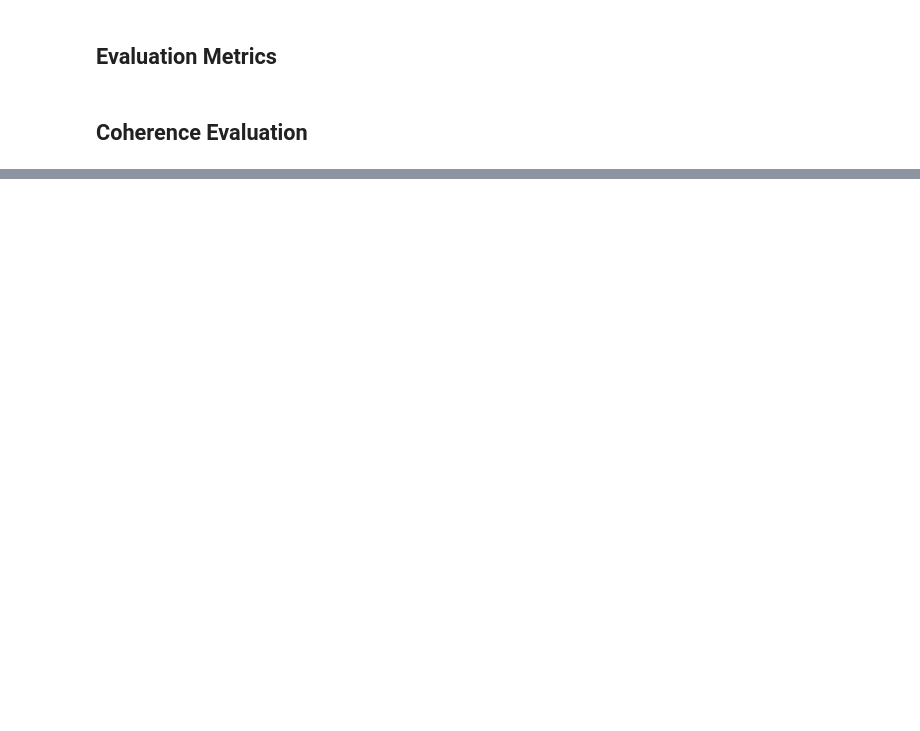
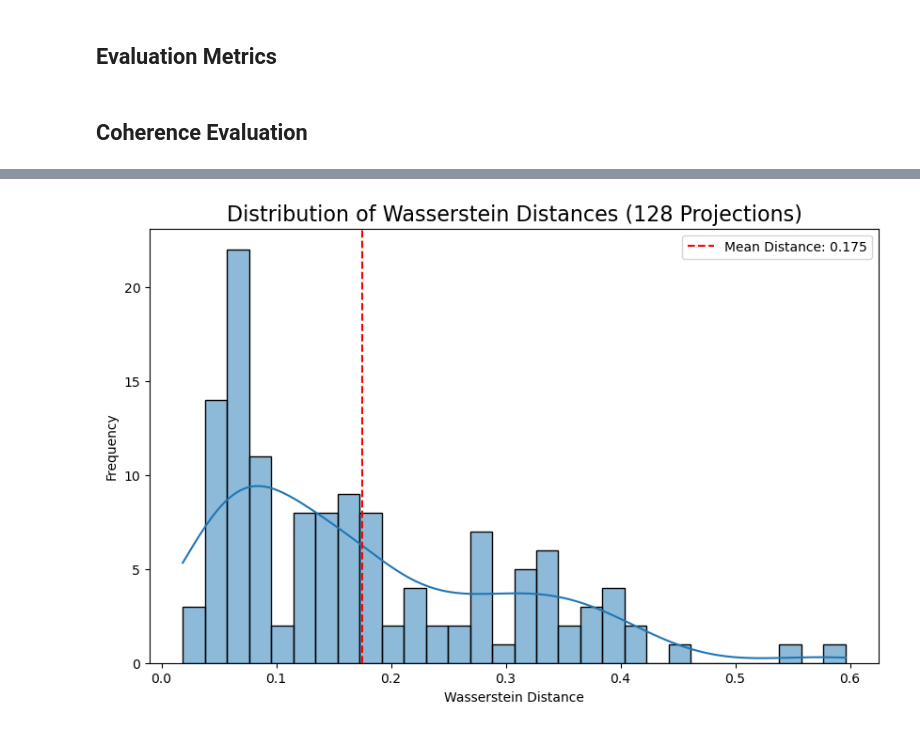
Before and after one commit to grackner/dsc_261_final_project, a Jupyter notebook: Data_Eval/gemma_data_evaluation.ipynb, the cells around one changed output, grey strips where cells are left out. Saved outputs shown, nothing was run; the diff lists cells and outputs as text; code cells hidden in the pictures; blank space fills up the shorter version.

```diff
--- a/Data_Eval/gemma_data_evaluation.ipynb
+++ b/Data_Eval/gemma_data_evaluation.ipynb
@@ -96,0 +198,24 @@ gemma_evaluation_results = pd.DataFrame({
+# %%
+import matplotlib.pyplot as plt
+import seaborn as sns
+
+# Get data from 'wd'
+distances = wd['distances']
+mean_dist = wd['mean_distance']
+
+# Create plot
+plt.figure(figsize=(10, 6))
+sns.histplot(distances, bins=30, kde=True)
+
+plt.axvline(mean_dist, color='red', linestyle='--', label=f'Mean Distance: {mean_dist:.3f}')
+plt.title('Distribution of Wasserstein Distances (128 Projections)', fontsize=16)
+plt.xlabel('Wasserstein Distance')
+plt.ylabel('Frequency')
+plt.legend()
+folder_path = "./figures/gemma"
+folder = Path(folder_path)
+folder.mkdir(parents=True, exist_ok=True)
+plt.savefig(folder_path+'/wasserstein_distance_distribution.png')
+plt.show()
+# %% [output]
+[figure, added]
```
Also changed, not shown: parts of 9 cells of this notebook, 4 other files.
